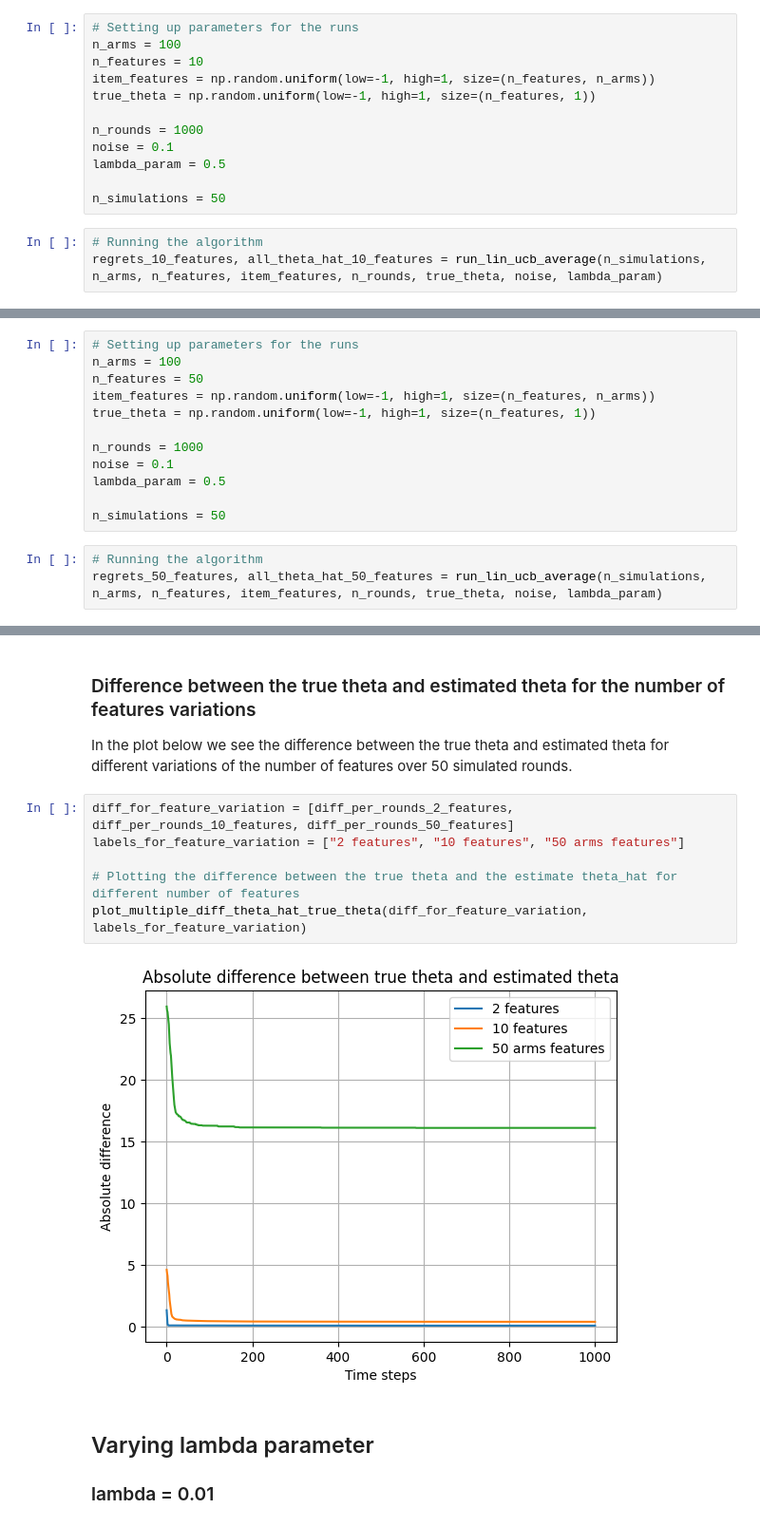
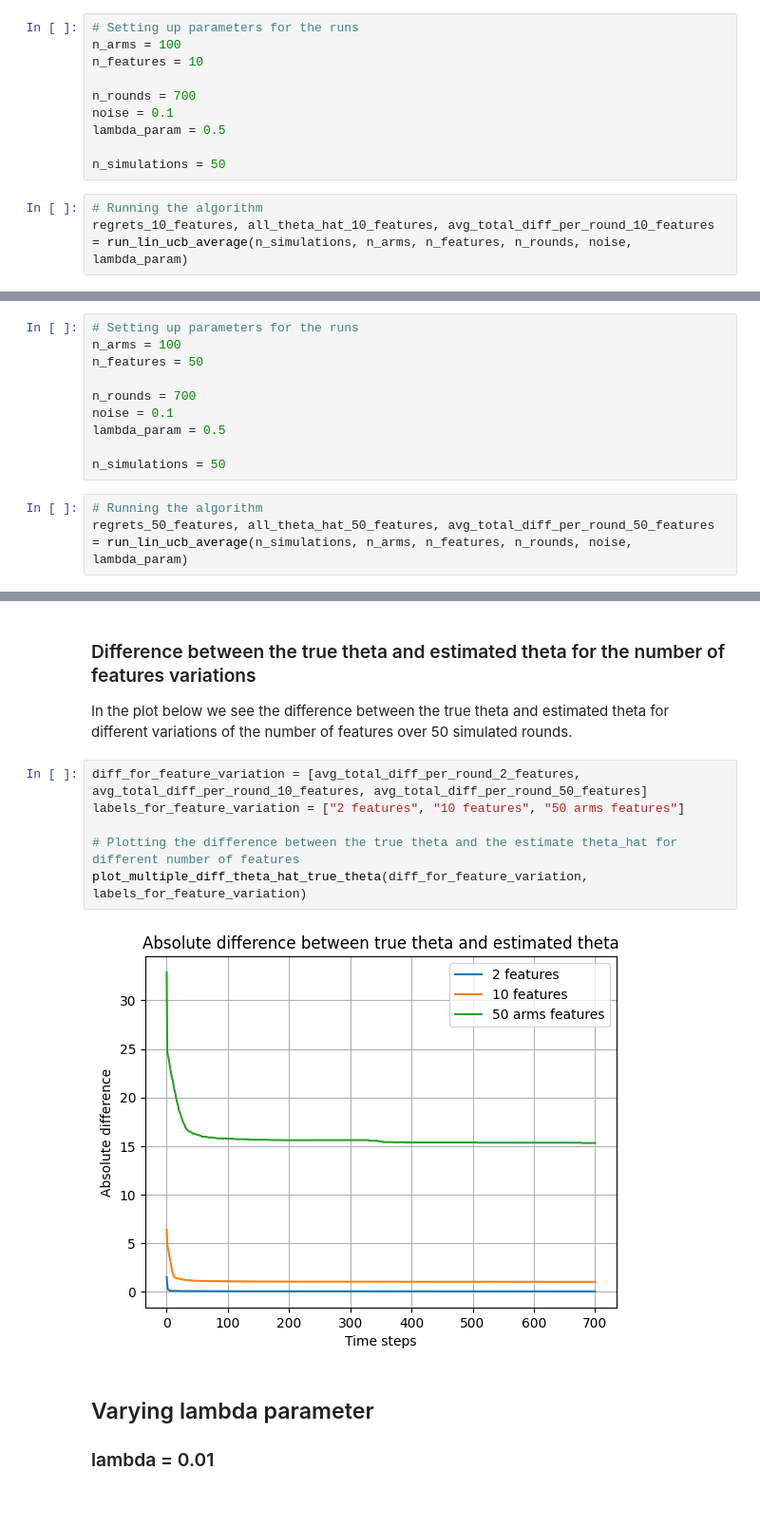
Before and after one commit to Thosam1/BachelorProject, a Jupyter notebook: Bandits/stochastic-linear-bandits/stochastic-linear-bandits.ipynb, the cells around one changed output, grey strips where cells are left out. Shown: that part at 95% size. Drawn from its saved outputs; the diff is of its cells as text.

```diff
--- a/Bandits/stochastic-linear-bandits/stochastic-linear-bandits.ipynb
+++ b/Bandits/stochastic-linear-bandits/stochastic-linear-bandits.ipynb
@@ -185,17 +229,15 @@ plot_diff_theta_hat_true_theta(diff_per_rounds_2_features)
 # Setting up parameters for the runs
 n_arms = 100
 n_features = 10
-item_features = np.random.uniform(low=-1, high=1, size=(n_features, n_arms))
-true_theta = np.random.uniform(low=-1, high=1, size=(n_features, 1))
 
-n_rounds = 1000
+n_rounds = 700
 noise = 0.1
 lambda_param = 0.5
 
 n_simulations = 50
 # %%
 # Running the algorithm
-regrets_10_features, all_theta_hat_10_features = run_lin_ucb_average(n_simulations, n_arms, n_features, item_features, n_rounds, true_theta, noise, lambda_param)
+regrets_10_features, all_theta_hat_10_features, avg_total_diff_per_round_10_features = run_lin_ucb_average(n_simulations, n_arms, n_features, n_rounds, noise, lambda_param)
 # %%
 # Plotting the cumulative regret
 plot_regret(regrets_10_features)
@@ -215,17 +254,15 @@ plot_diff_theta_hat_true_theta(diff_per_rounds_10_features)
 # Setting up parameters for the runs
 n_arms = 100
 n_features = 50
-item_features = np.random.uniform(low=-1, high=1, size=(n_features, n_arms))
-true_theta = np.random.uniform(low=-1, high=1, size=(n_features, 1))
 
-n_rounds = 1000
+n_rounds = 700
 noise = 0.1
 lambda_param = 0.5
 
 n_simulations = 50
 # %%
 # Running the algorithm
-regrets_50_features, all_theta_hat_50_features = run_lin_ucb_average(n_simulations, n_arms, n_features, item_features, n_rounds, true_theta, noise, lambda_param)
+regrets_50_features, all_theta_hat_50_features, avg_total_diff_per_round_50_features = run_lin_ucb_average(n_simulations, n_arms, n_features, n_rounds, noise, lambda_param)
 # %%
 # Plotting the cumulative regret
 plot_regret(regrets_50_features)
@@ -260,13 +295,13 @@ plot_cumulative_regrets(regrets_for_feature_variation, labels_for_feature_variat
 
 In the plot below we see the difference between the true theta and estimated theta for different variations of the number of features over 50 simulated rounds.
 # %%
-diff_for_feature_variation = [diff_per_rounds_2_features, diff_per_rounds_10_features, diff_per_rounds_50_features]
+diff_for_feature_variation = [avg_total_diff_per_round_2_features, avg_total_diff_per_round_10_features, avg_total_diff_per_round_50_features]
 labels_for_feature_variation = ["2 features", "10 features", "50 arms features"]
 
 # Plotting the difference between the true theta and the estimate theta_hat for different number of features
 plot_multiple_diff_theta_hat_true_theta(diff_for_feature_variation, labels_for_feature_variation)
 # %% [output]
-[figure, old version]
+[figure, new version]
 # %% [markdown]
 ## Varying lambda parameter
 
```
Also changed, not shown: parts of 28 cells of this notebook, 1 other file.
